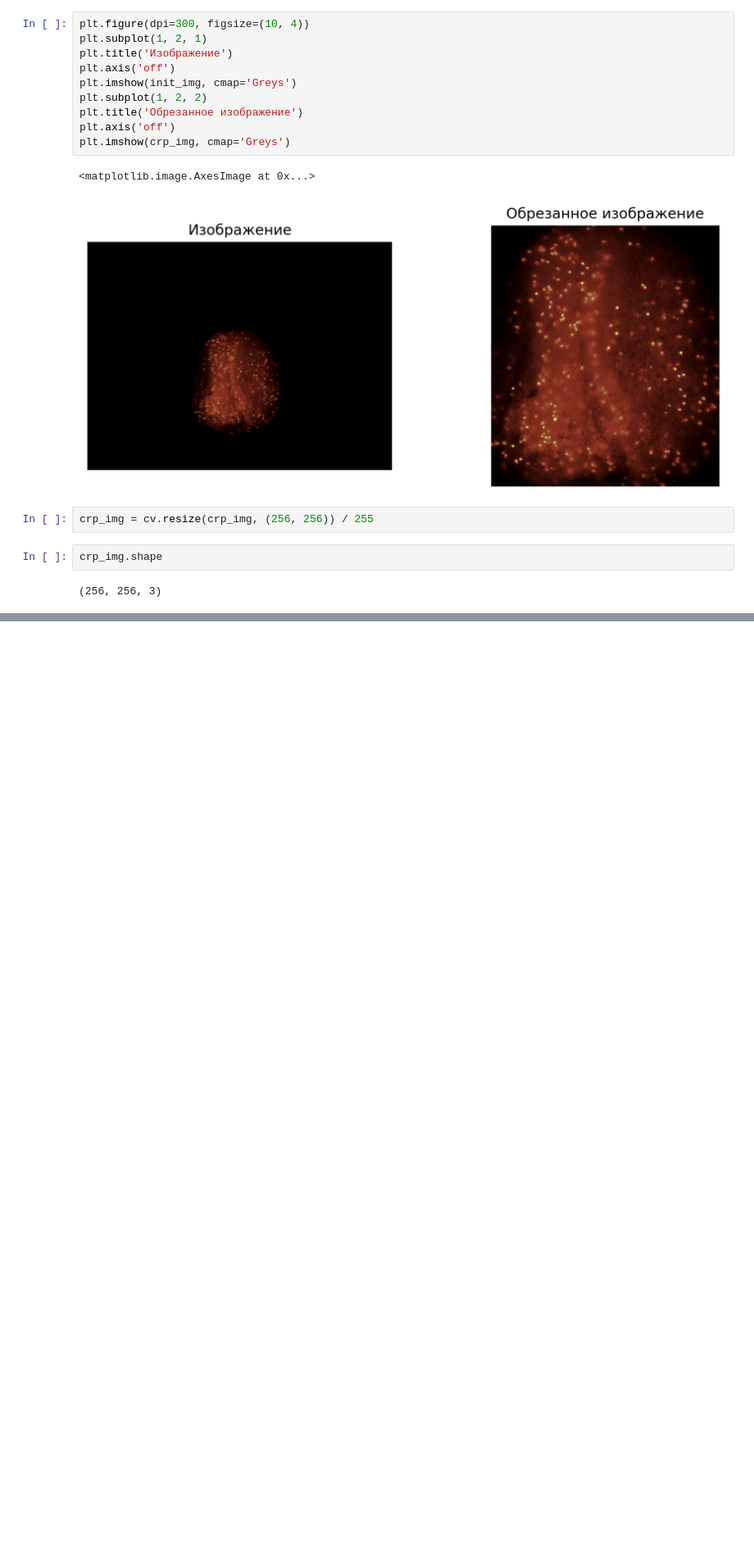
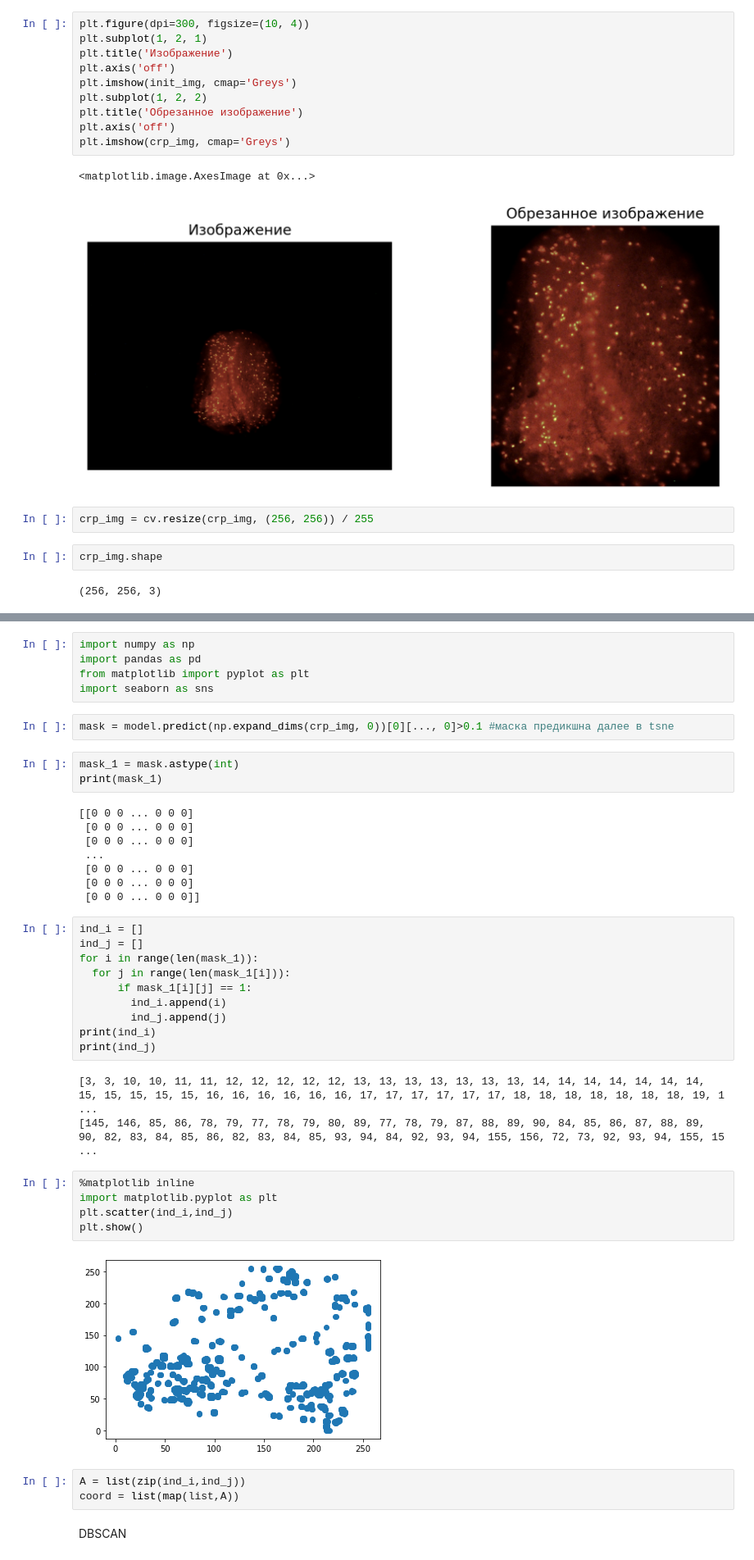
Before and after one commit to Sergei-Volkov/CellsCounter, a Jupyter notebook: NeuralNetworkTry.ipynb, the cells around one changed output, grey strips where cells are left out. Shown at 82% size. Cells and saved outputs as stored; diff of their text form; blank space fills up the shorter version.

```diff
--- a/NeuralNetworkTry.ipynb
+++ b/NeuralNetworkTry.ipynb
@@ -382,0 +432,43 @@ plt.imshow(model.predict(np.expand_dims(crp_img, 0))[0][..., 0], cmap='Greys')
+# %%
+import numpy as np
+import pandas as pd
+from matplotlib import pyplot as plt
+import seaborn as sns
+# %%
+mask = model.predict(np.expand_dims(crp_img, 0))[0][..., 0]>0.1 #маска предикшна далее в tsne
+# %%
+mask_1 = mask.astype(int)
+print(mask_1)
+# %% [output]
+[[0 0 0 ... 0 0 0]
+ [0 0 0 ... 0 0 0]
+ [0 0 0 ... 0 0 0]
+ ...
+ [0 0 0 ... 0 0 0]
+ [0 0 0 ... 0 0 0]
+ [0 0 0 ... 0 0 0]]
+# %%
+ind_i = []
+ind_j = []
+for i in range(len(mask_1)):
+  for j in range(len(mask_1[i])):
+      if mask_1[i][j] == 1:
+        ind_i.append(i)
+        ind_j.append(j)
+print(ind_i)
+print(ind_j)
+# %% [output]
+[3, 3, 10, 10, 11, 11, 12, 12, 12, 12, 12, 13, 13, 13, 13, 13, 13, 13, 14, 14, 14, 14, 14, 14, 14, 15, 15, 15, 15, 15, 16, 16, 16, 16, 16, 16, 17, 17, 17, 17, 17, 17, 18, 18, 18, 18, 18, 18, 18, 19, 1 ...
+[145, 146, 85, 86, 78, 79, 77, 78, 79, 80, 89, 77, 78, 79, 87, 88, 89, 90, 84, 85, 86, 87, 88, 89, 90, 82, 83, 84, 85, 86, 82, 83, 84, 85, 93, 94, 84, 92, 93, 94, 155, 156, 72, 73, 92, 93, 94, 155, 15 ...
+# %%
+%matplotlib inline
+import matplotlib.pyplot as plt
+plt.scatter(ind_i,ind_j)
+plt.show()
+# %% [output]
+[figure, added]
+# %%
+A = list(zip(ind_i,ind_j))
+coord = list(map(list,A))
+# %% [markdown]
+DBSCAN
```
Also changed, not shown: parts of 33 cells of this notebook.
